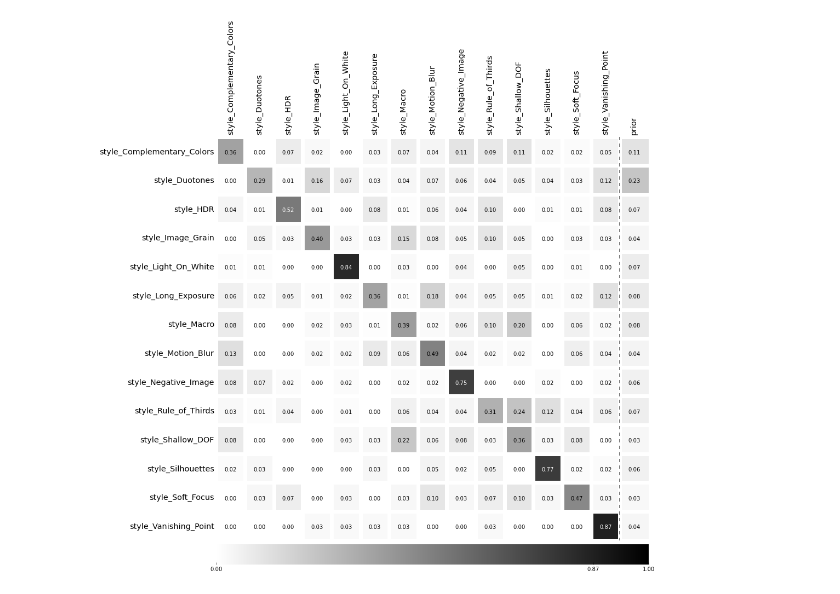
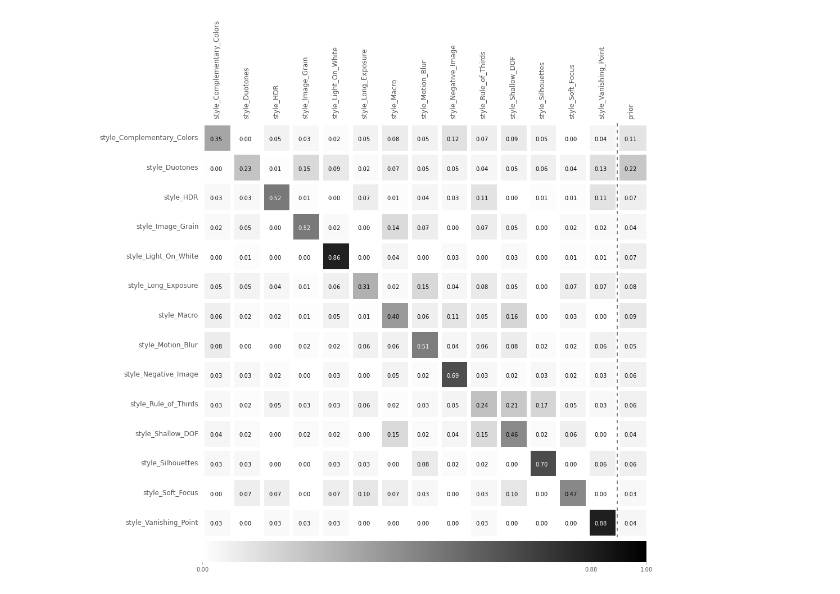
Before and after one commit to sergeyk/vislab, a Jupyter notebook: notebooks/ava style results.ipynb, the cells around one changed output. Drawn from its saved outputs; the diff is of its cells as text; code cells hidden in the pictures.

```diff
--- a/notebooks/ava style results.ipynb
+++ b/notebooks/ava style results.ipynb
@@ -73,0 +41,31 @@ accuracy: 0.0825515947467
+# %%
+feat_to_evaluate = [
+    u'decaf_fc6 False vw',
+    #u'decaf_fc6,pascal_mc_for_decaf_fc6 pd vw',
+    u'decaf_fc6_flatten False vw',
+    u'decaf_tuned_fc6 False vw',
+    #u'decaf_tuned_fc6_flatten False vw',
+    #u'decaf_tuned_fc6_ud None vw',
+    #u'fusion_ava_style_oct22 None vw',
+    u'fusion_ava_style_oct22,pascal_mc_for_fusion_ava_style_oct22 fp vw',
+    u'gbvs_saliency False vw',
+    u'gist_256 False vw',
+    u'lab_hist  vw',
+    u'mc_bit False vw'
+]
+preds_panel = preds_panel.select(lambda x: x in feat_to_evaluate, 'minor')
+# %%
+nice_feat_names = {
+    'decaf_fc6 False vw': 'DeCAF_6',
+    'decaf_fc6_flatten False vw': 'DeCAF_5',
+    'decaf_tuned_fc6 False vw': 'Fine-tuned DeCAF_6',
+    'fusion_ava_style_oct22,pascal_mc_for_fusion_ava_style_oct22 fp vw': 'Late-fusion x Content',
+    'mc_bit False vw': 'MC-bit',
+    'gbvs_saliency False vw': 'Graph-based Saliency',
+    'gist_256 False vw': 'GIST',
+    'lab_hist  vw': 'L*a*b* Histogram'
+}
+
+mc_metrics = vislab.results.multiclass_metrics_feat_comparison(
+    preds_panel, label_df, pred_prefix, features=preds_panel.minor_axis.tolist() + ['random'],
+    balanced=True, with_plot=False, with_print=True, nice_feat_names=nice_feat_names)
@@ -74,7 +175,7 @@ accuracy: 0.0825515947467
 # %%
 fig = vislab.dataset_viz.plot_conditional_occurrence(
-    mc_metrics['feat_metrics']['fusion_ava_style_oct22 None vw']['conf_df_n'],
+    mc_metrics['feat_metrics']['fusion_ava_style_oct22,pascal_mc_for_fusion_ava_style_oct22 fp vw']['conf_df'].astype(float),
     sort_by_prior=False
 )
 # %% [output]
-[figure, old version]
+[figure, new version]
```
Also changed, not shown: parts of 11 cells of this notebook, 16 other files.
